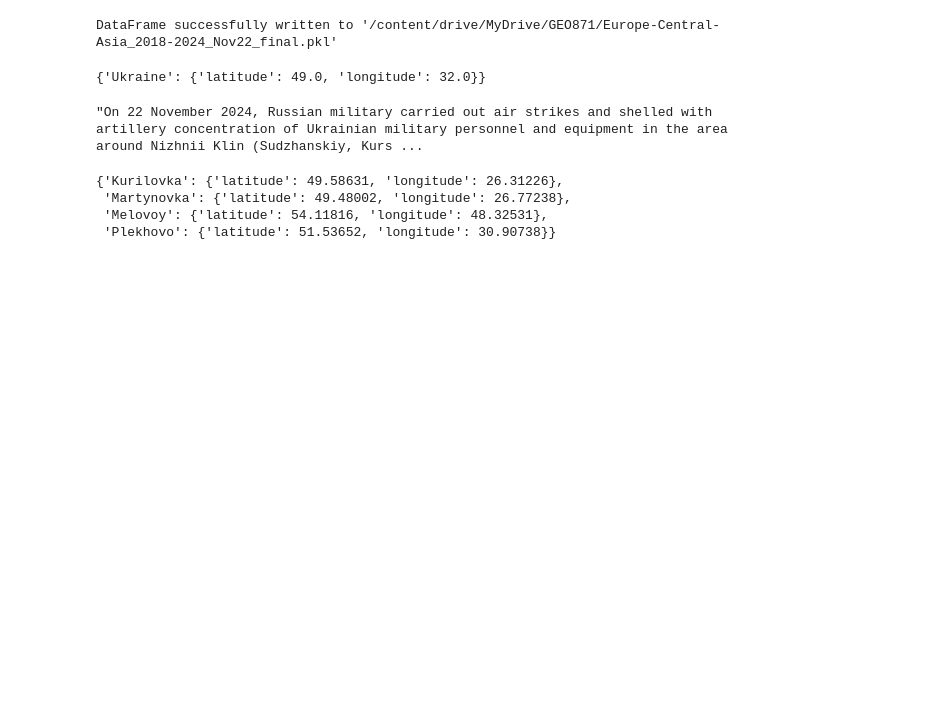
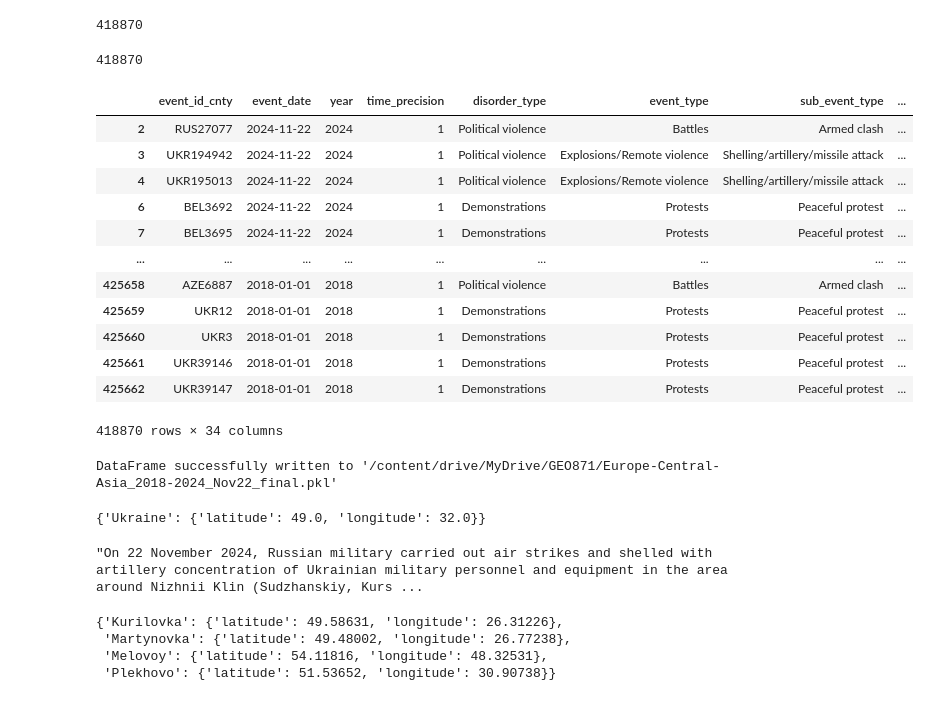
Before and after one commit to segmue/GIR_Project, a Jupyter notebook: Irchel_Geoparser_ACLED.ipynb, the cells around one changed output. Cells and saved outputs as stored; diff of their text form; code cells hidden in the pictures; blank space fills up the shorter version.

```diff
--- a/Irchel_Geoparser_ACLED.ipynb
+++ b/Irchel_Geoparser_ACLED.ipynb
@@ -96,7 +124,10 @@ def load_df_from_drive(file_pattern):
     """
     all_dfs = []
     for filename in os.listdir(data_folder):
-        if filename.endswith(".pkl") and re.search(file_pattern, filename):
+      if filename.endswith("final.pkl"):
+        continue
+
+      if filename.endswith(".pkl") and re.search(file_pattern, filename):
             filepath = os.path.join(data_folder, filename)
             try:
                 with open(filepath, 'rb') as f:
@@ -115,28 +146,25 @@ def load_df_from_drive(file_pattern):
     return combined_df
 
 
-    import pandas as pd
+import pandas as pd
 
 def generate_geoparser_res(row):
-    geoparser_locations = row["geoparser_locations"]
-    geoparser_toponyms = row["geoparser_toponyms"]
+    geoparser_locations = row.get("geoparser_locations", None)
+    geoparser_toponyms = row.get("geoparser_toponyms", None)
 
     # Initialize result dictionary
     res = {}
 
-    if not geoparser_toponyms:
+    # Handle cases where geoparser_toponyms is not valid
+    if not isinstance(geoparser_toponyms, (list, tuple)):
         return res
-
 
     # Process each toponym and location data
     for i, toponym in enumerate(geoparser_toponyms):
-        if not geoparser_locations or not geoparser_locations.data or i >= len(geoparser_locations.data):
-            location_data = {"latitude": None, "longitude": None}
-        else:
-            location_data = geoparser_locations.data[i]
+      location_data = geoparser_locations.data[i]
 
-        location_data = geoparser_locations.data[i]
-        if location_data and "latitude" in location_data and "longitude" in location_data:
+        # Add latitude and longitude if valid
+      if location_data and "latitude" in location_data and "longitude" in location_data:
             subres = {toponym: {
                 "latitude": location_data["latitude"],
                 "longitude": location_data["longitude"]
@@ -144,3 +172,5 @@ def generate_geoparser_res(row):
             res.update(subres)
 
     return res
+# %%
+df = load_df_from_drive("Europe-Central-Asia_2018-2024_Nov22_")
@@ -146,0 +203,2 @@ def generate_geoparser_res(row):
+# %%
+df["geoparser_res"] = df.apply(generate_geoparser_res, axis=1)
@@ -147,3 +231,37 @@ def generate_geoparser_res(row):
+# %%
+len(df[df["geoparser_res"].str.len() == 0])
+# %% [output]
+418870
+# %%
+empty_res = df[df["geoparser_res"].str.len() == 0]
+filtered_res = empty_res[~empty_res["geoparser_locations"].isna()]
+len(filtered_res)
+
+def is_empty_location(value):
+    # Check if value is None, "None", empty list, or list containing only None
+    return value in [None, "None", []] or (isinstance(value, list) and all(v is None for v in value))
+
+# Apply filter
+filtered_res = empty_res[~empty_res["geoparser_locations"].apply(is_empty_location)]
+len(filtered_res)
+# %% [output]
+418870
+# %%
+filtered_res
+# %% [output]
+|  | event_id_cnty | event_date | year | time_precision | disorder_type | event_type | sub_event_type | ... |
+| 2 | RUS27077 | 2024-11-22 | 2024 | 1 | Political violence | Battles | Armed clash | ... |
+| 3 | UKR194942 | 2024-11-22 | 2024 | 1 | Political violence | Explosions/Remote violence | Shelling/artillery/missile attack | ... |
+| 4 | UKR195013 | 2024-11-22 | 2024 | 1 | Political violence | Explosions/Remote violence | Shelling/artillery/missile attack | ... |
+| 6 | BEL3692 | 2024-11-22 | 2024 | 1 | Demonstrations | Protests | Peaceful protest | ... |
+| 7 | BEL3695 | 2024-11-22 | 2024 | 1 | Demonstrations | Protests | Peaceful protest | ... |
+| ... | ... | ... | ... | ... | ... | ... | ... | ... |
+| 425658 | AZE6887 | 2018-01-01 | 2018 | 1 | Political violence | Battles | Armed clash | ... |
+| 425659 | UKR12 | 2018-01-01 | 2018 | 1 | Demonstrations | Protests | Peaceful protest | ... |
+| 425660 | UKR3 | 2018-01-01 | 2018 | 1 | Demonstrations | Protests | Peaceful protest | ... |
+| 425661 | UKR39146 | 2018-01-01 | 2018 | 1 | Demonstrations | Protests | Peaceful protest | ... |
+| 425662 | UKR39147 | 2018-01-01 | 2018 | 1 | Demonstrations | Protests | Peaceful protest | ... |
+418870 rows × 34 columns
 # %%
 df = load_df_from_drive("Europe-Central-Asia_2018-2024_Nov22_")
 df["geoparser_res"] = df.apply(generate_geoparser_res, axis=1)
```
Also changed, not shown: parts of 7 cells of this notebook.
